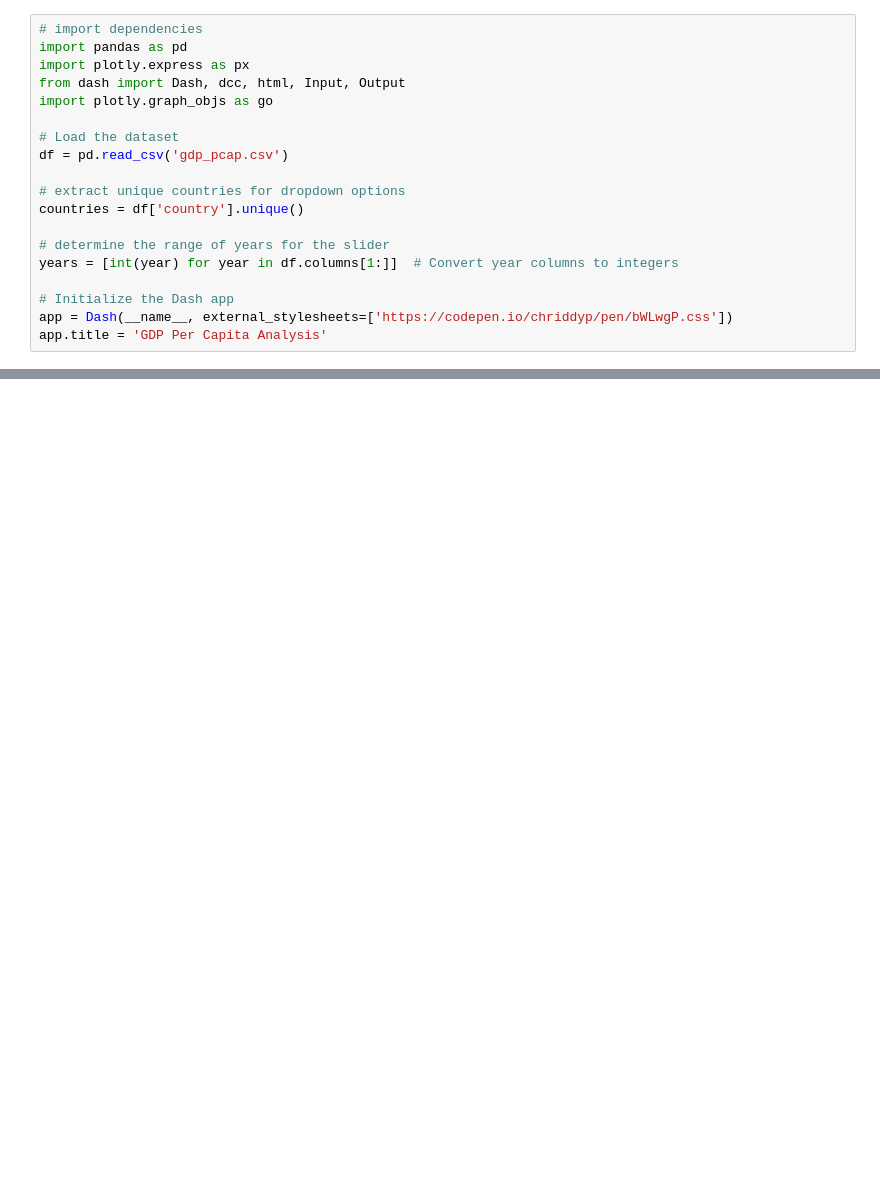
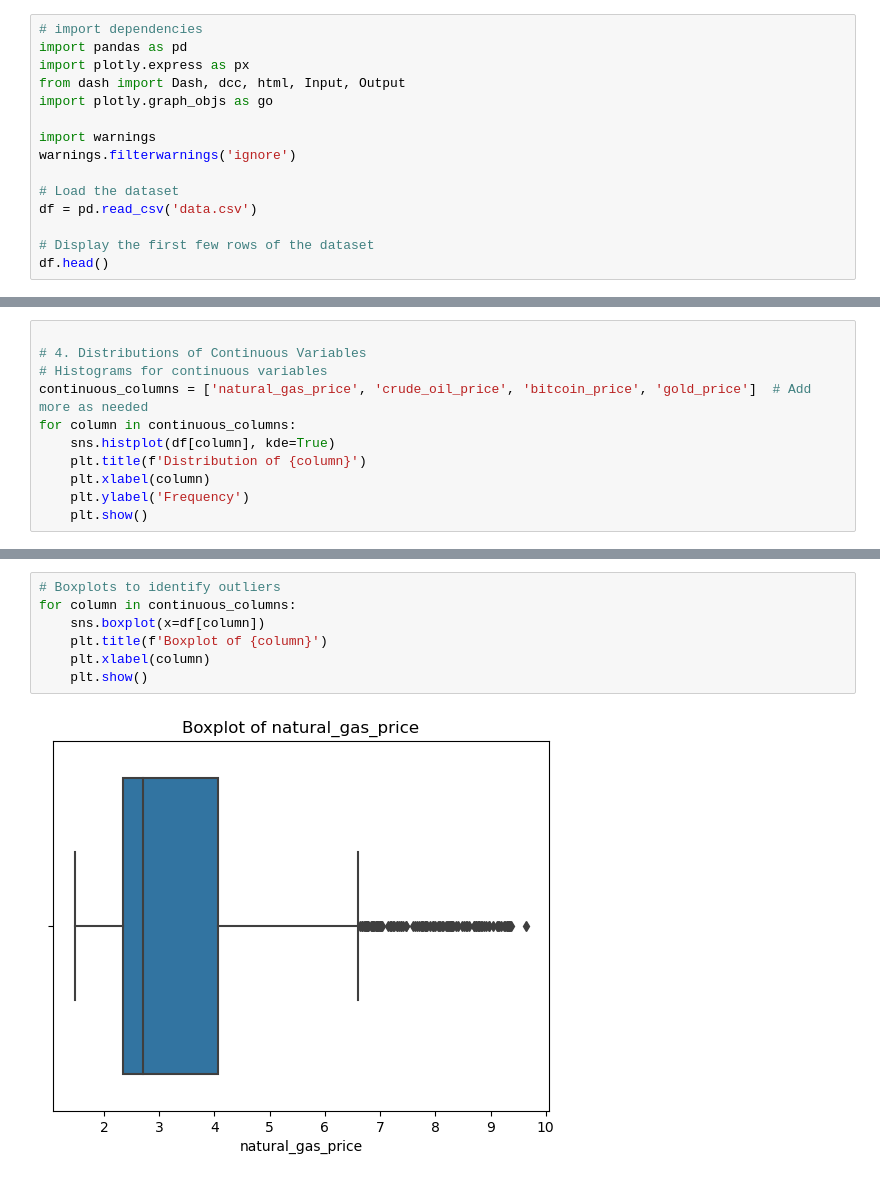
Before and after one commit to dearaugustina/plotly-dash, a Jupyter notebook: sprint2.ipynb, the cells around one changed output, grey strips where cells are left out. Drawn from its saved outputs; the diff is of its cells as text; blank space fills up the shorter version.

```diff
--- a/sprint2.ipynb
+++ b/sprint2.ipynb
@@ -43,15 +32,11 @@ import plotly.express as px
 from dash import Dash, dcc, html, Input, Output
 import plotly.graph_objs as go
 
+import warnings
+warnings.filterwarnings('ignore')
+
 # Load the dataset
-df = pd.read_csv('gdp_pcap.csv')
+df = pd.read_csv('data.csv')
 
-# extract unique countries for dropdown options
-countries = df['country'].unique()
-
-# determine the range of years for the slider
-years = [int(year) for year in df.columns[1:]]  # Convert year columns to integers
-
-# Initialize the Dash app
-app = Dash(__name__, external_stylesheets=['https://codepen.io/chriddyp/pen/bWLwgP.css'])
-app.title = 'GDP Per Capita Analysis'
+# Display the first few rows of the dataset
+df.head()
@@ -177,0 +131,11 @@ Layout
+# %%
+
+# 4. Distributions of Continuous Variables
+# Histograms for continuous variables
+continuous_columns = ['natural_gas_price', 'crude_oil_price', 'bitcoin_price', 'gold_price']  # Add more as needed
+for column in continuous_columns:
+    sns.histplot(df[column], kde=True)
+    plt.title(f'Distribution of {column}')
+    plt.xlabel(column)
+    plt.ylabel('Frequency')
+    plt.show()
@@ -177,0 +147,9 @@ Layout
+# %%
+# Boxplots to identify outliers
+for column in continuous_columns:
+    sns.boxplot(x=df[column])
+    plt.title(f'Boxplot of {column}')
+    plt.xlabel(column)
+    plt.show()
+# %% [output]
+[figure, added]
```
Also changed, not shown: parts of 18 cells of this notebook.
